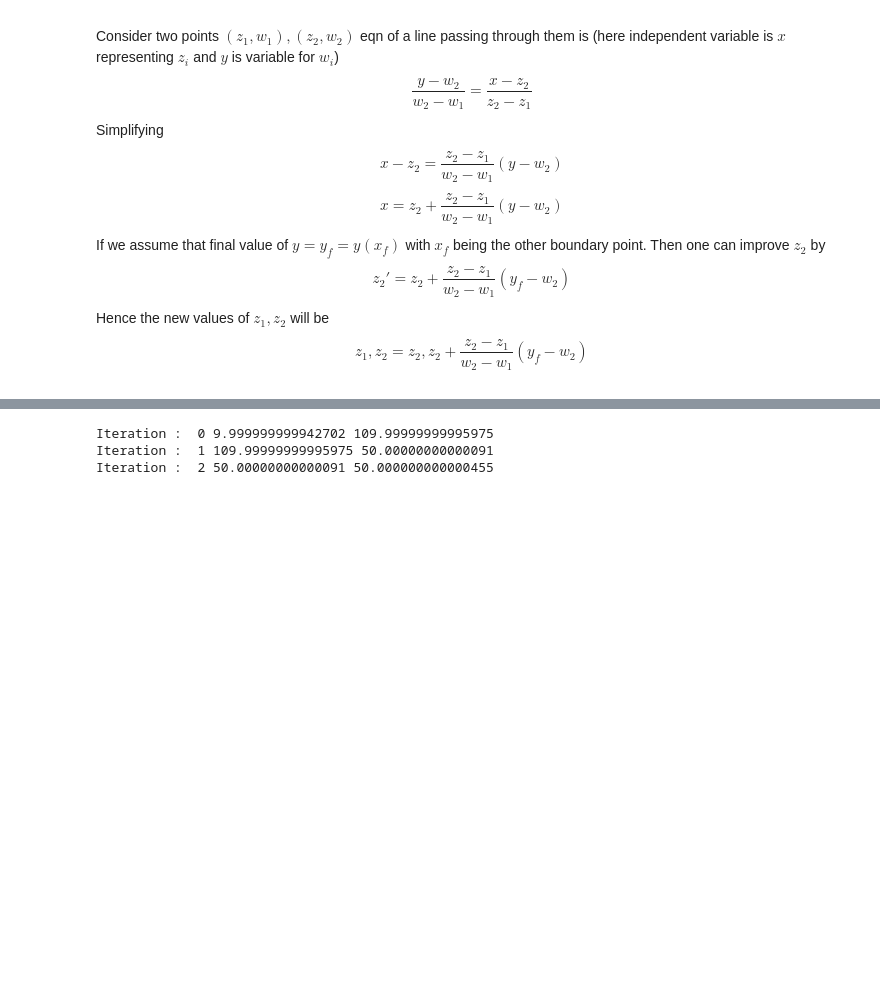
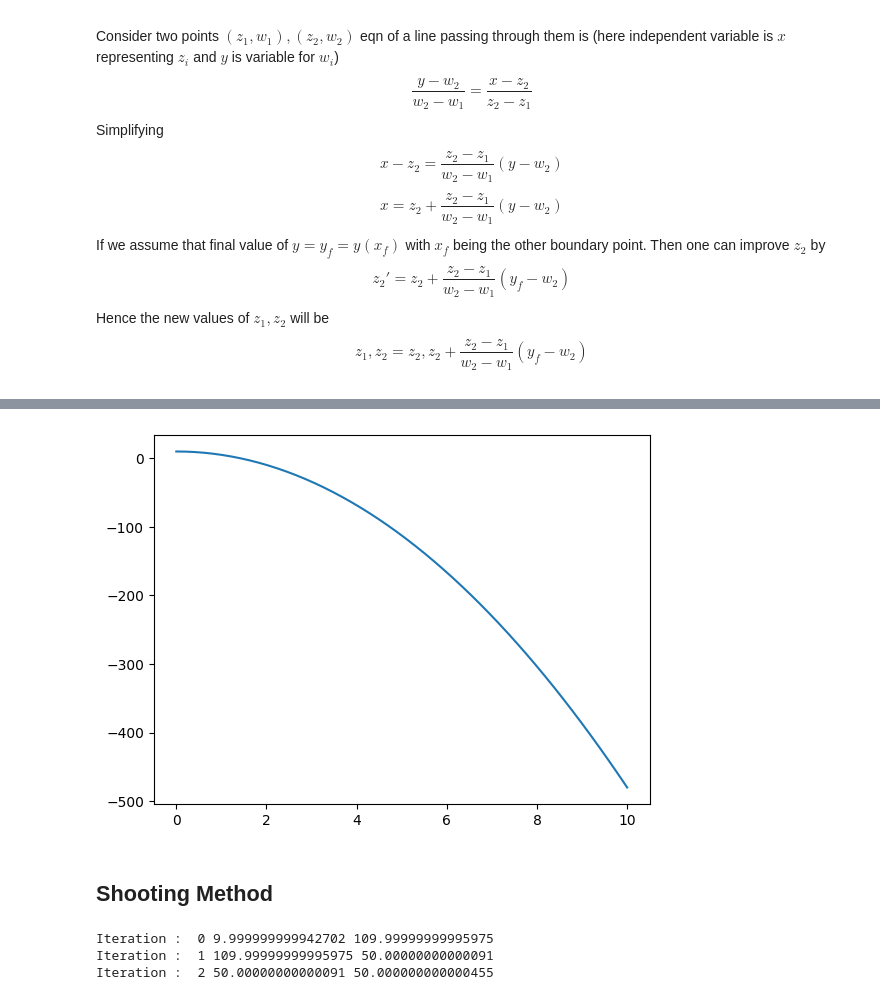
Before and after one commit to navgaur/Mathematical-Physics-III, a Jupyter notebook: DE_UGCF.ipynb, the cells around one changed output, grey strips where cells are left out. Cells and saved outputs as stored; diff of their text form; code cells hidden in the pictures; blank space fills up the shorter version.

```diff
--- a/DE_UGCF.ipynb
+++ b/DE_UGCF.ipynb
@@ -352,3 +381,25 @@ $$ z_1, z_2  = z_2, z_2 + \frac{z_2 - z_1}{w_2 - w_1} (y_f - w_2)$$
+# %%
+import numpy as np
+from scipy.integrate import odeint
+import matplotlib.pyplot as plt
+
+g = 9.8
+
+def dydx(Y,x):
+  dydt = Y[1]
+  dvdt = - g
+  return [dydt, dvdt]
+
+x = np.linspace(0,10,50)
+y0 = [10,0]
+sol = odeint(dydx,y0,x)
+
+plt.plot(x,sol[:,0])
+plt.show()
+# %% [output]
+[figure, added]
+# %% [markdown]
+## Shooting Method
 # %%
 import numpy as np
 from scipy.integrate import odeint
```
Also changed, not shown: parts of 4 cells of this notebook.
